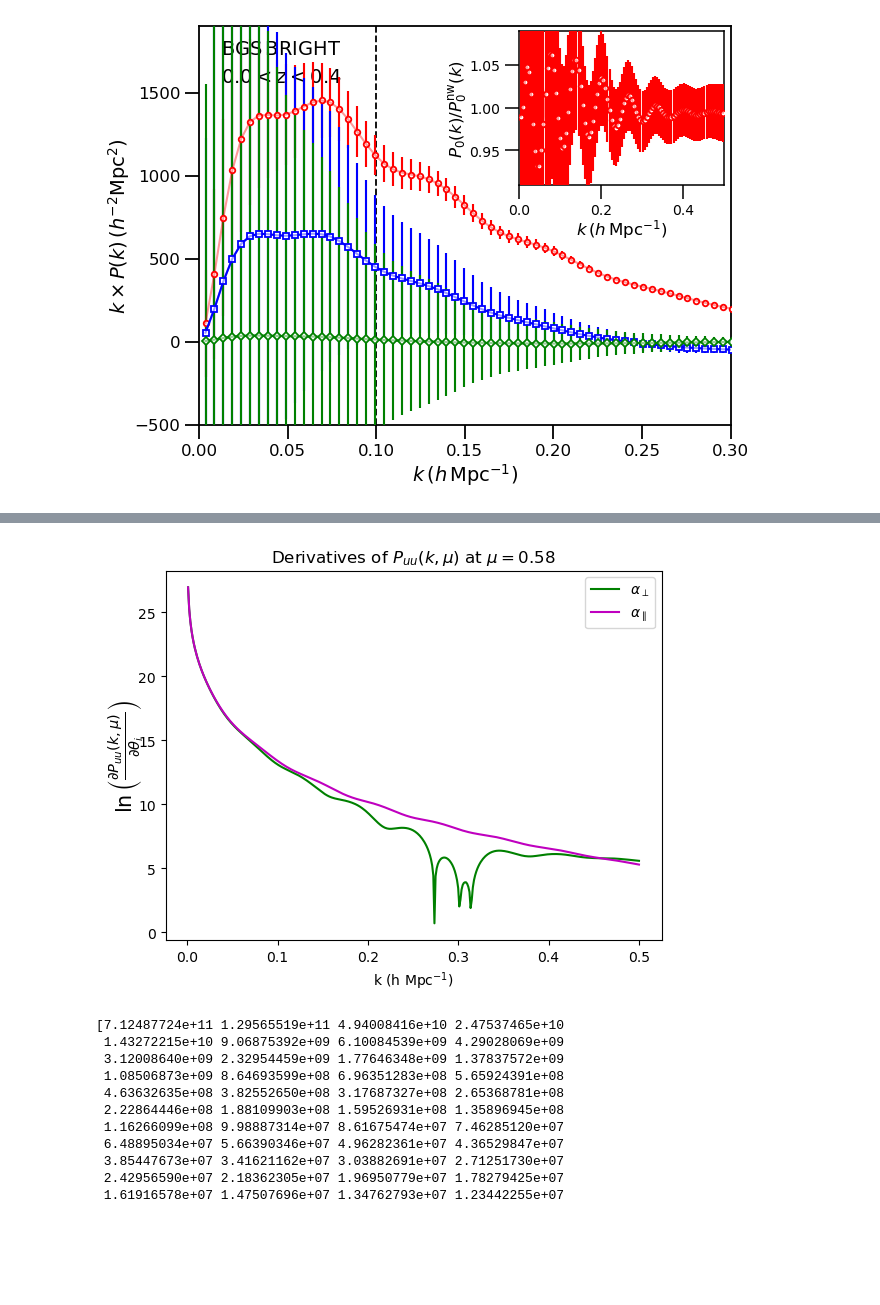
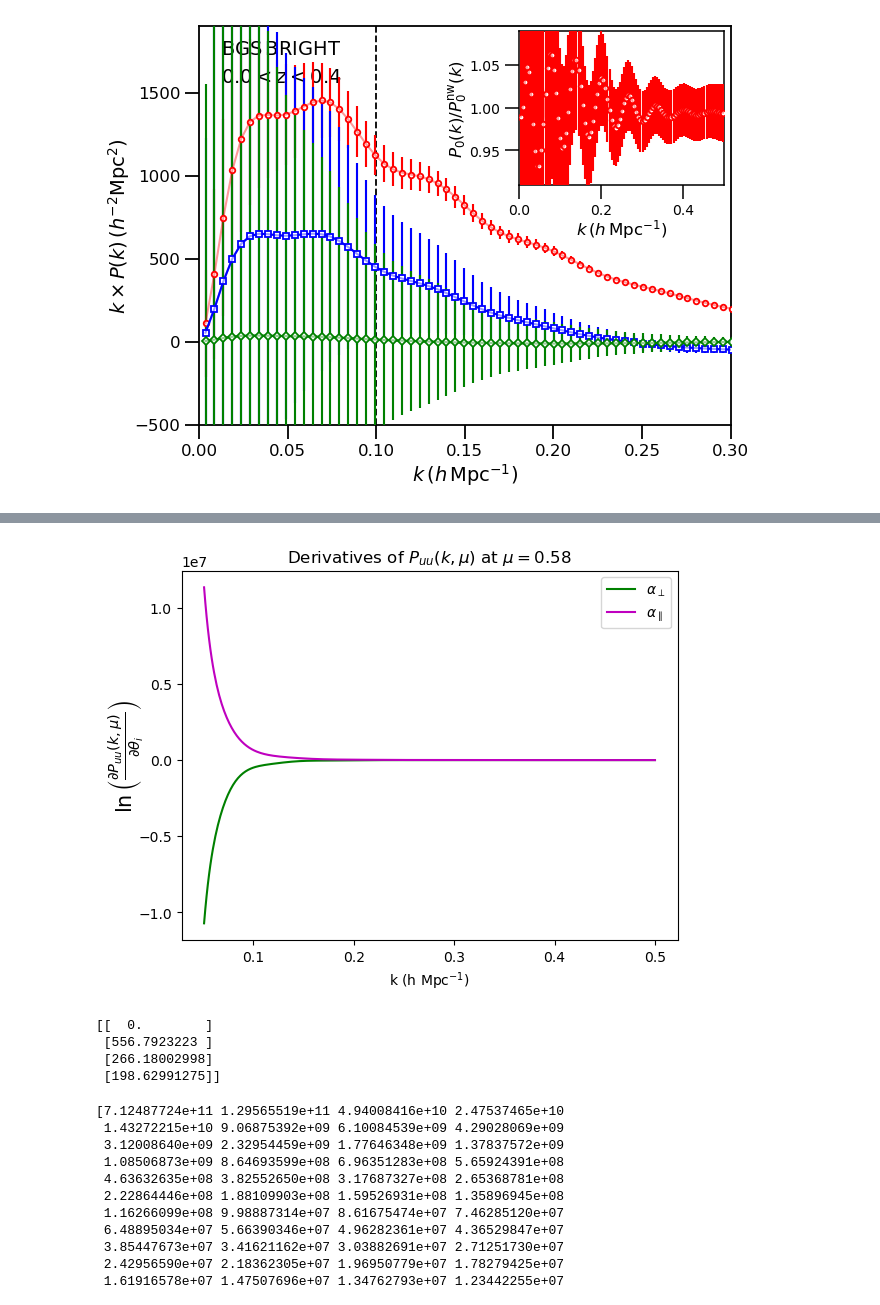
Before and after one commit to eh13913/Capstone-Project, a Jupyter notebook: Notebooks/Test1.ipynb, the cells around one changed output, grey strips where cells are left out. Drawn from its saved outputs; the diff is of its cells as text; code cells hidden in the pictures; blank space fills up the shorter version.

```diff
--- a/Notebooks/Test1.ipynb
+++ b/Notebooks/Test1.ipynb
@@ -549,7 +604,7 @@ aparder=np.zeros(len(kvec))
 #muval=muvec[muidx]
 for j, muval in enumerate(muvec):
     for i, kval in enumerate(kvec):
-        derP = compute_full_deriv_uu(
+        derP = compute_full_deriv_gu(
             kval,
             npop,
             npk,
@@ -566,12 +621,16 @@ for j, muval in enumerate(muvec):
         fder[i]=derP[1][0]
         aperder[i]=derP[2][0]
         aparder[i]=derP[3][0]
-    plt.plot(kvec,np.log10(np.abs(aperder)), color='g',label='$\\alpha_\\perp$')
-    plt.plot(kvec,np.log10(np.abs(aparder)), color='m',label='$\\alpha_\\parallel$')
-    plt.legend()
-    plt.ylabel("$\log\left(\\frac{\partial P_{uu}(k,\mu)}{\partial \\theta_i}\\right)$",fontsize=15,labelpad=-5)
-    plt.xlabel("k (h Mpc$^{-1}$)")
-    plt.title("Derivatives of $P_{{uu}}(k,\mu)$ at $\mu={:.2f}$".format(muval))
-    path = '../../Data/Puu/Derivative graphs for Puu at mu={:.2f}.png'.format(muval)
-    plt.savefig(path, dpi=300, bbox_inches='tight')
-    plt.close()
+        #print(derP[2][0], end=" ")#,derP[3][0])
+        #if abs(derP[2][0])>1e5 or abs(derP[3][0])>1e5:
+        #    print('ohno',derP[2][0],derP[3][0])
+    #plt.plot(kvec,aperder, color='g',label='$\\alpha_\\perp$')
+    #plt.plot(kvec,aparder, color='m',label='$\\alpha_\\parallel$')
+    #plt.legend()
+    #plt.ylabel("$\log\left(\\frac{\partial P_{uu}(k,\mu)}{\partial \\theta_i}\\right)$",fontsize=15,labelpad=-5)
+    #plt.xlabel("k (h Mpc$^{-1}$)")
+    #plt.title("Derivatives of $P_{{uu}}(k,\mu)$ at $\mu={:.2f}$".format(muval))
+    #plt.show()
+    #path = '../../Data/Puu/Derivative graphs for Puu at mu={:.2f}.png'.format(muval)
+    #plt.savefig(path, dpi=300, bbox_inches='tight')
+    #plt.close()
@@ -578,19 +655,26 @@ for j, muval in enumerate(muvec):
 # %%
 import matplotlib.pyplot as plt
 #plt.plot(kvec,bder, color='r',label='b$\\sigma_8$')
 #plt.plot(kvec,fder, color='b',label='f$\\sigma_8$')
-plt.plot(kvec,np.log(np.abs(aperder)), color='g',label='$\\alpha_\\perp$')
-plt.plot(kvec,np.log(np.abs(aparder)), color='m',label='$\\alpha_\\parallel$')
+plt.plot(kvec,aperder, color='g',label='$\\alpha_\\perp$')
+plt.plot(kvec,aparder, color='m',label='$\\alpha_\\parallel$')
 plt.legend()
 plt.ylabel("$\ln\left(\\frac{\partial P_{uu}(k,\mu)}{\partial \\theta_i}\\right)$",fontsize=15,labelpad=-5)
 plt.xlabel("k (h Mpc$^{-1}$)")
 plt.title("Derivatives of $P_{{uu}}(k,\mu)$ at $\mu={:.2f}$".format(muval))
 plt.show()
 #path = '../Figures/Derivative graphs for Pgg at mu={:.2f}.png'.format(muval)
 #plt.savefig(path, dpi=300, bbox_inches='tight')
 #plt.close()
 # %% [output]
-[figure, old version]
+[figure, new version]
+# %%
+print(derP)
+# %% [output]
+[[  0.        ]
+ [556.7923223 ]
+ [266.18002998]
+ [198.62991275]]
 # %%
 from PIL import Image, ImageDraw
 folder_path = "../../Data/Puu"
```
Also changed, not shown: parts of 4 cells of this notebook, 1 other file.
